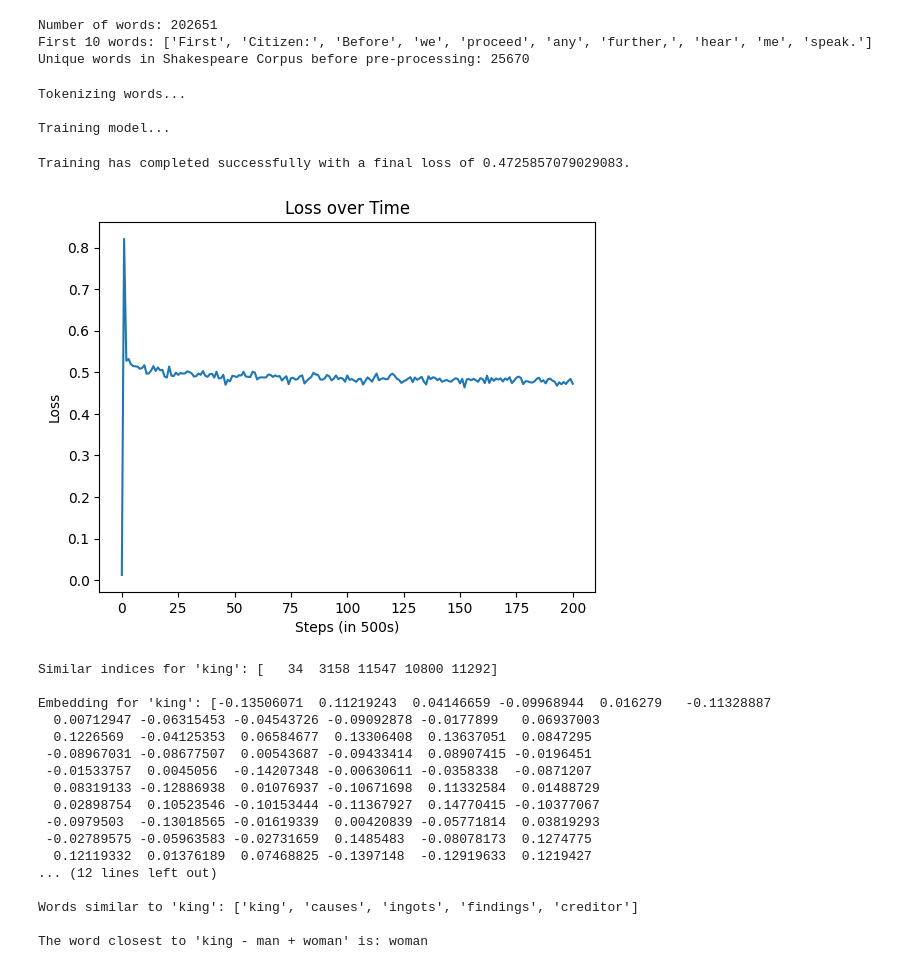
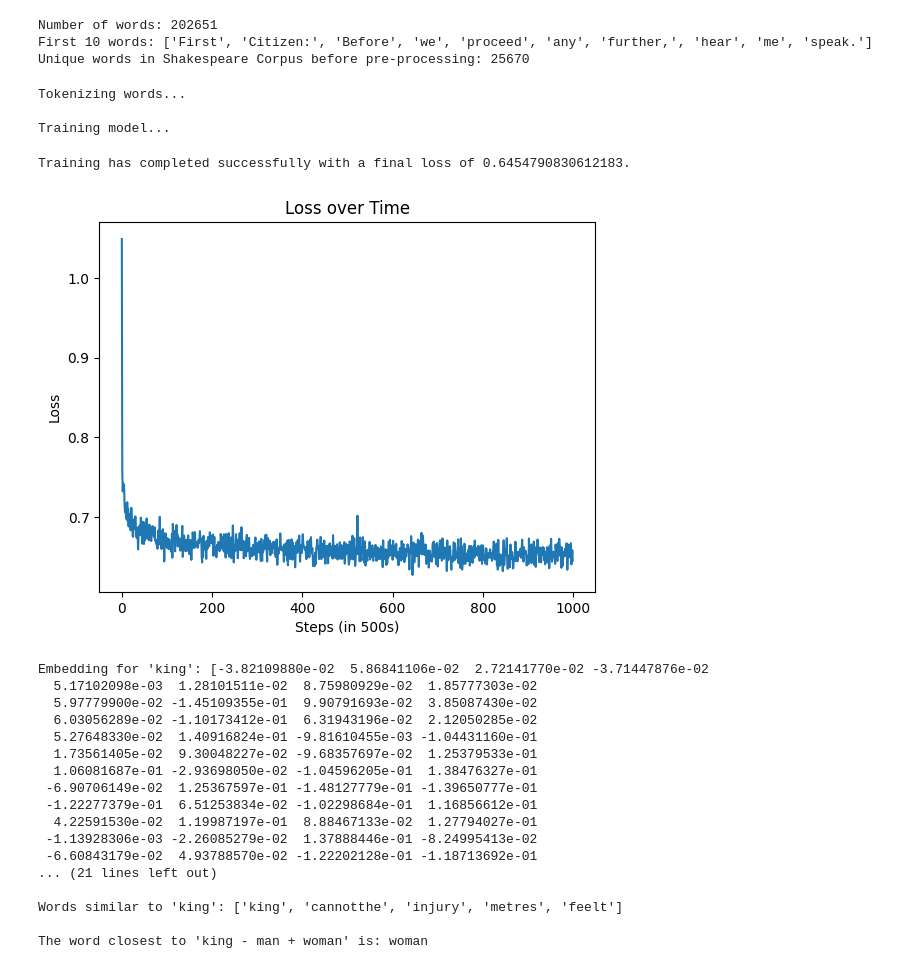
Before and after one commit to c-walls/NLP, a Jupyter notebook: language_model.ipynb, the cells around one changed output. Saved outputs shown, nothing was run; the diff lists cells and outputs as text; code cells hidden in the pictures.

```diff
--- a/language_model.ipynb
+++ b/language_model.ipynb
@@ -23,38 +27,38 @@ Number of words: 202651
 First 10 words: ['First', 'Citizen:', 'Before', 'we', 'proceed', 'any', 'further,', 'hear', 'me', 'speak.']
 Unique words in Shakespeare Corpus before pre-processing: 25670
 # %%
-test_model = Word2Vec(architecture='skipgram', batch_size=1000, num_skips=4, skip_window=2, vocab_size=12000, n_steps=100001)
+test_model = Word2Vec(architecture='skipgram', batch_size=1000, num_skips=8, skip_window=5, vocab_size=12000, n_steps=500001)
 loss_values = test_model.fit(words)
 
 # Plot the loss values
 plt.plot(loss_values)
 plt.xlabel('Steps (in 500s)')
 plt.ylabel('Loss')
 plt.title('Loss over Time')
 plt.show()
 
 test_model.eval()
 # %% [output]
 Tokenizing words...
 
 Training model...
-Training has completed successfully with a final loss of 0.4725857079029083.
+Training has completed successfully with a final loss of 0.6454790830612183.
-[figure, old version]
+[figure, new version]
-Similar indices for 'king': [   34  3158 11547 10800 11292]
+Embedding for 'king': [-3.82109880e-02  5.86841106e-02  2.72141770e-02 -3.71447876e-02
+  5.17102098e-03  1.28101511e-02  8.75980929e-02  1.85777303e-02
+  5.97779900e-02 -1.45109355e-01  9.90791693e-02  3.85087430e-02
+  6.03056289e-02 -1.10173412e-01  6.31943196e-02  2.12050285e-02
+  5.27648330e-02  1.40916824e-01 -9.81610455e-03 -1.04431160e-01
+  1.73561405e-02  9.30048227e-02 -9.68357697e-02  1.25379533e-01
+  1.06081687e-01 -2.93698050e-02 -1.04596205e-01  1.38476327e-01
+ -6.90706149e-02  1.25367597e-01 -1.48127779e-01 -1.39650777e-01
+ -1.22277379e-01  6.51253834e-02 -1.02298684e-01  1.16856612e-01
+  4.22591530e-02  1.19987197e-01  8.88467133e-02  1.27794027e-01
+ -1.13928306e-03 -2.26085279e-02  1.37888446e-01 -8.24995413e-02
+ -6.60843179e-02  4.93788570e-02 -1.22202128e-01 -1.18713692e-01
+... (21 lines left out)
 
-Embedding for 'king': [-0.13506071  0.11219243  0.04146659 -0.09968944  0.016279   -0.11328887
-  0.00712947 -0.06315453 -0.04543726 -0.09092878 -0.0177899   0.06937003
-  0.1226569  -0.04125353  0.06584677  0.13306408  0.13637051  0.0847295
- -0.08967031 -0.08677507  0.00543687 -0.09433414  0.08907415 -0.0196451
- -0.01533757  0.0045056  -0.14207348 -0.00630611 -0.0358338  -0.0871207
-  0.08319133 -0.12886938  0.01076937 -0.10671698  0.11332584  0.01488729
-  0.02898754  0.10523546 -0.10153444 -0.11367927  0.14770415 -0.10377067
- -0.0979503  -0.13018565 -0.01619339  0.00420839 -0.05771814  0.03819293
- -0.02789575 -0.05963583 -0.02731659  0.1485483  -0.08078173  0.1274775
-  0.12119332  0.01376189  0.07468825 -0.1397148  -0.12919633  0.1219427
-... (12 lines left out)
-
-Words similar to 'king': ['king', 'causes', 'ingots', 'findings', 'creditor']
+Words similar to 'king': ['king', 'cannotthe', 'injury', 'metres', 'feelt']
 
 The word closest to 'king - man + woman' is: woman
 # %%
```
Also changed, not shown: parts of 1 cell of this notebook, 1 other file.
